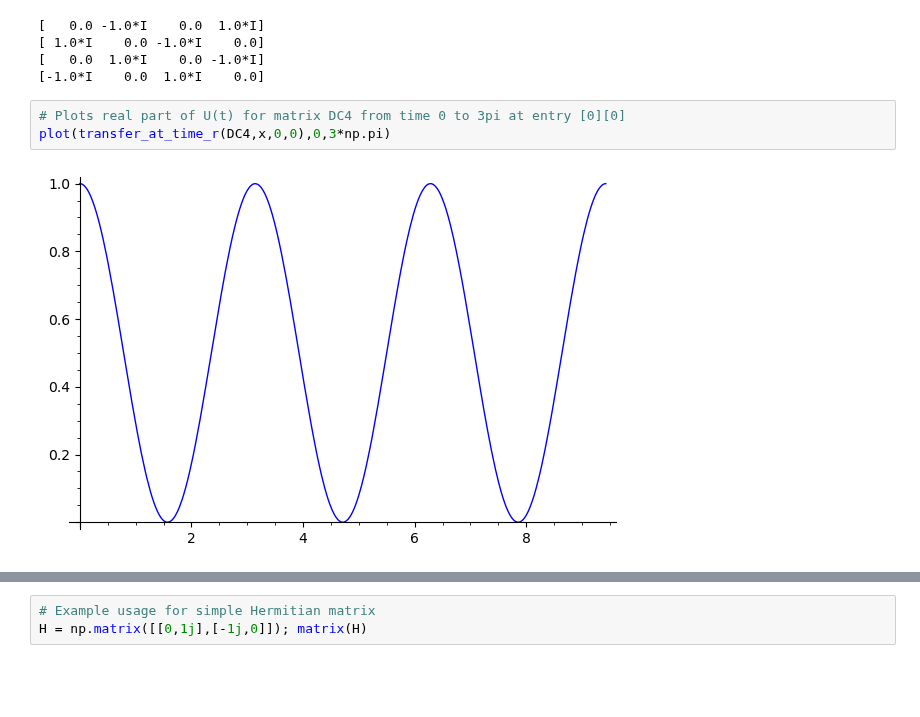
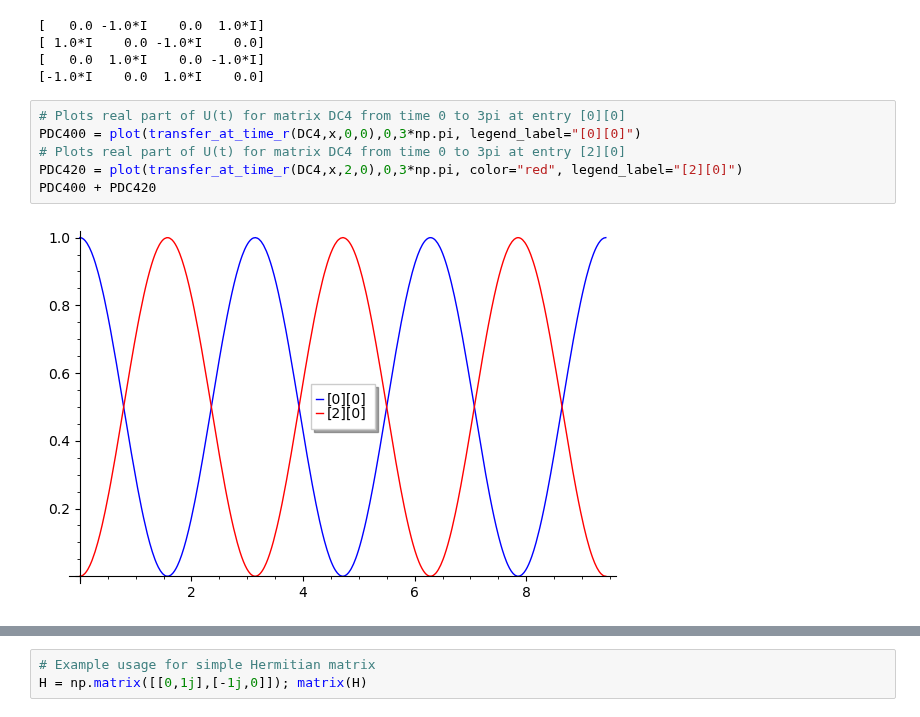
Before and after one commit to EmilyMWright/FUSRP-2021-Quantum-Walks, a Jupyter notebook: Idempotents_of_Adjancency_Matrix.ipynb, the cells around one changed output, grey strips where cells are left out. Saved outputs shown, nothing was run; the diff lists cells and outputs as text; blank space fills up the shorter version.

```diff
--- a/Idempotents_of_Adjancency_Matrix.ipynb
+++ b/Idempotents_of_Adjancency_Matrix.ipynb
@@ -202,6 +222,9 @@ DC4 = np.matrix([[0,-1j,0,1j],[1j, 0, -1j, 0],[0,1j,0,-1j],[-1j,0,1j,0]]); matri
 [-1.0*I    0.0  1.0*I    0.0]
 # %%
 # Plots real part of U(t) for matrix DC4 from time 0 to 3pi at entry [0][0]
-plot(transfer_at_time_r(DC4,x,0,0),0,3*np.pi)
+PDC400 = plot(transfer_at_time_r(DC4,x,0,0),0,3*np.pi, legend_label="[0][0]")
+# Plots real part of U(t) for matrix DC4 from time 0 to 3pi at entry [2][0]
+PDC420 = plot(transfer_at_time_r(DC4,x,2,0),0,3*np.pi, color="red", legend_label="[2][0]")
+PDC400 + PDC420
 # %% [output]
-[figure, old version]
+[figure, new version]
```
Also changed, not shown: parts of 8 cells of this notebook, 1 other file.
